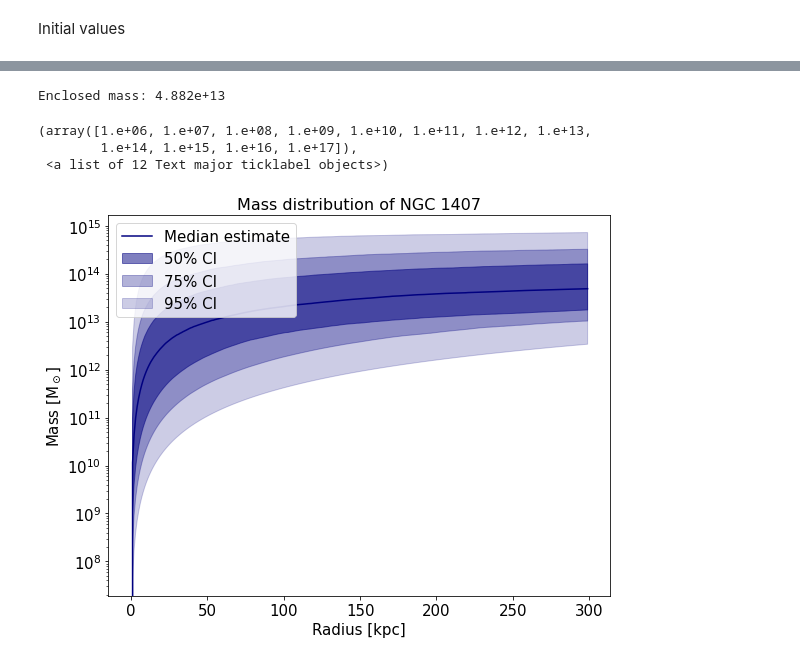
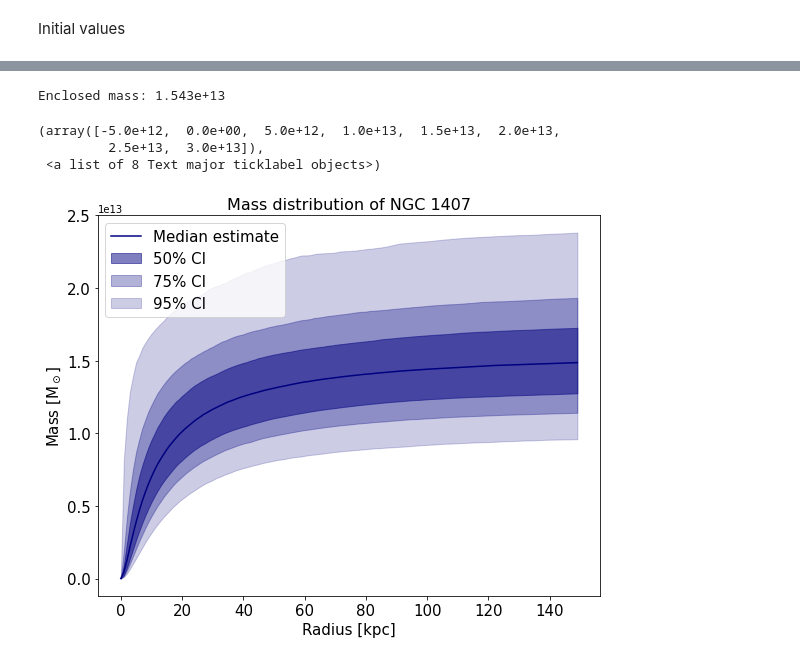
Before and after one commit to samberek/ast1501, a Jupyter notebook: pystan_ngc1407.ipynb, the cells around one changed output, grey strips where cells are left out. Cells and saved outputs as stored; diff of their text form; code cells hidden in the pictures.

```diff
--- a/pystan_ngc1407.ipynb
+++ b/pystan_ngc1407.ipynb
@@ -54,8 +54,8 @@ def initial_values():
 
         #there needs to be a better prior here
         #'rho0': 1e6,
-        'logM': 12.8,
-        'loga': 2,
+        'logM': 13,
+        'a': 5,
 
 #         'x': np.full(standata['N'], 10),
 #         'v_yz': np.full(standata['N'], 10),
@@ -77,6 +77,6 @@ fit = sm.sampling(data=standata,
                   n_jobs = 1,
                   iter=2000,
                   #chains=1, #1 for diagnostics
-                  #control = adapt,
+                  control = adapt,
                   verbose=True
                  )
@@ -167,7 +185,9 @@ array([[<matplotlib.axes._subplots.AxesSubplot object at 0x...>,
+# %%
+la = fit.extract()
 # %%
 def mass_enclosed(r, samples, full=False):
     mass = 10**samples['logM']
-    a = 10**samples['loga']
+    a = samples['a']
     masses = mass*((r/a)**2/((1+(r/a))**2))
 
 
@@ -178,34 +198,34 @@ def mass_enclosed(r, samples, full=False):
 # %%
 print("Enclosed mass: %.4g" %mass_enclosed(300,la)[3])
 # %% [output]
-Enclosed mass: 4.882e+13
+Enclosed mass: 1.543e+13
 # %%
 plt.figure(figsize=(9, 7))
-radii = np.arange(300) # up to 250 kpc
+radii = np.arange(150) # up to 250 kpc
 masses = np.zeros((len(radii), 7))
 
 for r in radii:
     masses[r] = mass_enclosed(r, la) # 251 x 7 array of various quantiles of masses at different radii
 
 plt.plot(radii, masses[:, 3], c='navy', label='Median estimate')
 plt.fill_between(radii, masses[:, 2], masses[:, 4], alpha=0.5, color='navy', label='50% CI')
 plt.fill_between(radii, masses[:, 1], masses[:, 5], alpha=0.3, color='navy', label='75% CI')
 plt.fill_between(radii, masses[:, 0], masses[:, 6], alpha=0.2, color='navy', label='95% CI')
 
 plt.legend(loc='upper left', fontsize=15)
 plt.title('Mass distribution of NGC 1407', fontsize=16)
 plt.xlabel('Radius [kpc]', fontsize=15)
 plt.ylabel(r'Mass [M$_\odot$]', fontsize=15)
 #plt.xlim(-1, 100)
-plt.yscale('log')
+#plt.yscale('log')
 plt.xticks(size=15)
 plt.yticks(size=15)
 #plt.savefig('/Users/samberek/Courses/1501project/results/mass_dists/singlehernquist_log3.pdf')
 # %% [output]
-(array([1.e+06, 1.e+07, 1.e+08, 1.e+09, 1.e+10, 1.e+11, 1.e+12, 1.e+13,
-        1.e+14, 1.e+15, 1.e+16, 1.e+17]),
- <a list of 12 Text major ticklabel objects>)
+(array([-5.0e+12,  0.0e+00,  5.0e+12,  1.0e+13,  1.5e+13,  2.0e+13,
+         2.5e+13,  3.0e+13]),
+ <a list of 8 Text major ticklabel objects>)
-[figure, old version]
+[figure, new version]
 # %%
 #I'll do M_200 by calculating the radius for which density is 200 times density of the universe
 
```
Also changed, not shown: parts of 10 cells of this notebook, 1 other file.
